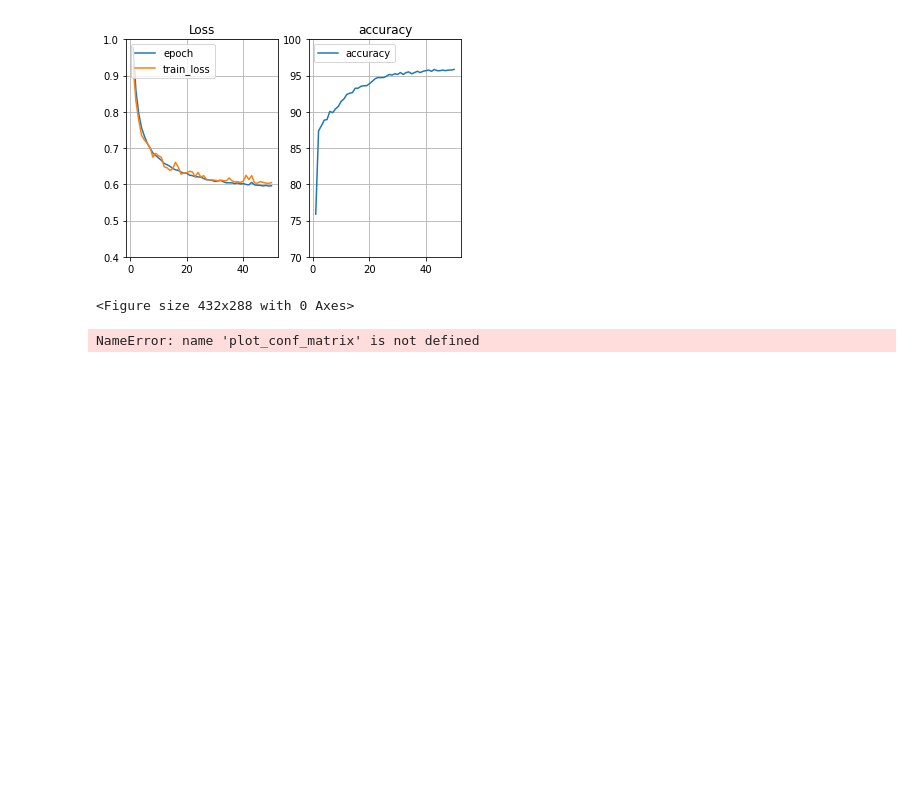
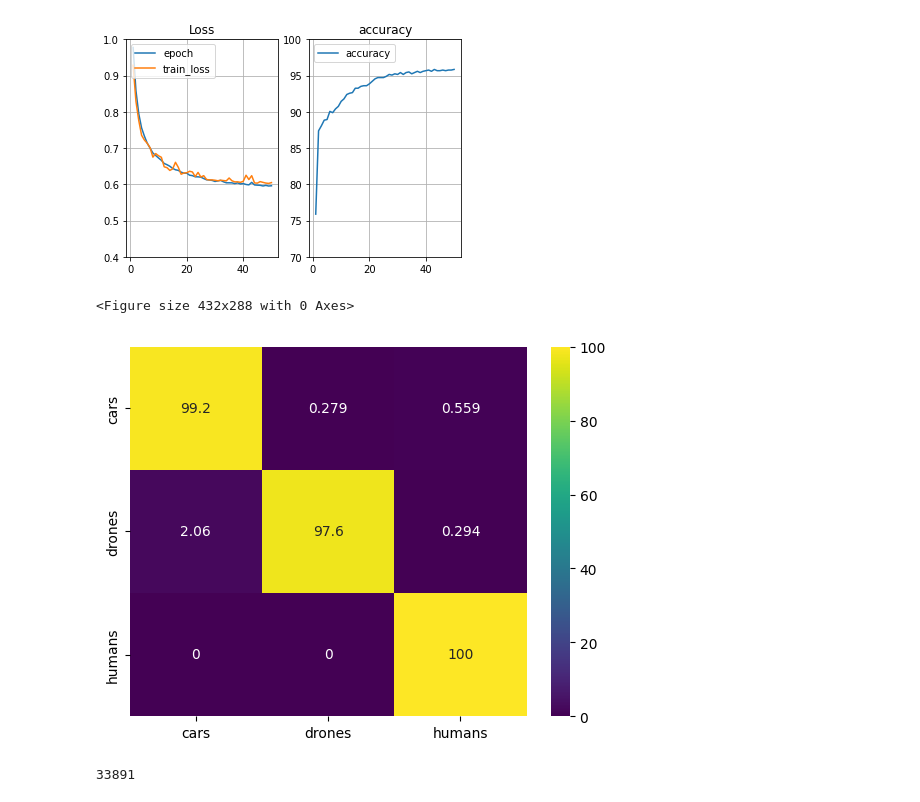
Before and after one commit to broken-kerosene/RADAR_repo, a Jupyter notebook: baseline model.ipynb, the cells around one changed output. Cells and saved outputs as stored; diff of their text form; code cells hidden in the pictures; blank space fills up the shorter version.

```diff
--- a/baseline model.ipynb
+++ b/baseline model.ipynb
@@ -36,7 +34,7 @@ torch.Size([4624, 3, 11, 61]) torch.Size([4624]) torch.Size([1157, 3, 11, 61]) t
 # %%
 model = MyRadarNet(frames_count)
 model.cuda()
-n_epochs = 50
+n_epochs = 100
 optimizer = torch.optim.Adam(model.parameters(), lr=0.00005, eps=1e-08)
 criterion = nn.CrossEntropyLoss()
 scheduler = optim.lr_scheduler.ExponentialLR(optimizer, gamma=0.97)
@@ -50,7 +48,20 @@ train(model, train_dataloader, val_dataloader, criterion, optimizer, scheduler,
 [figure]
 <Figure size 432x288 with 0 Axes>
 # %%
+PATH = "model/MyRadarNet_best.pth"
+model = torch.load(PATH)
+model.eval()
+criterion = nn.CrossEntropyLoss()
 _, predicted_labels, true_labels = predict(model, val_dataloader, criterion, device)
 plot_conf_matrix(predicted_labels, true_labels)
 # %% [output]
-NameError: name 'plot_conf_matrix' is not defined
+[figure, added]
+# %%
+PATH = "model/MyRadarNet_best.pth"
+model = torch.load(PATH)
+model.eval()
+
+parr_count = sum(p.numel() for p in model.parameters())
+print(parr_count)
+# %% [output]
+33891
```
Also changed, not shown: parts of 3 cells of this notebook, 3 other files.
